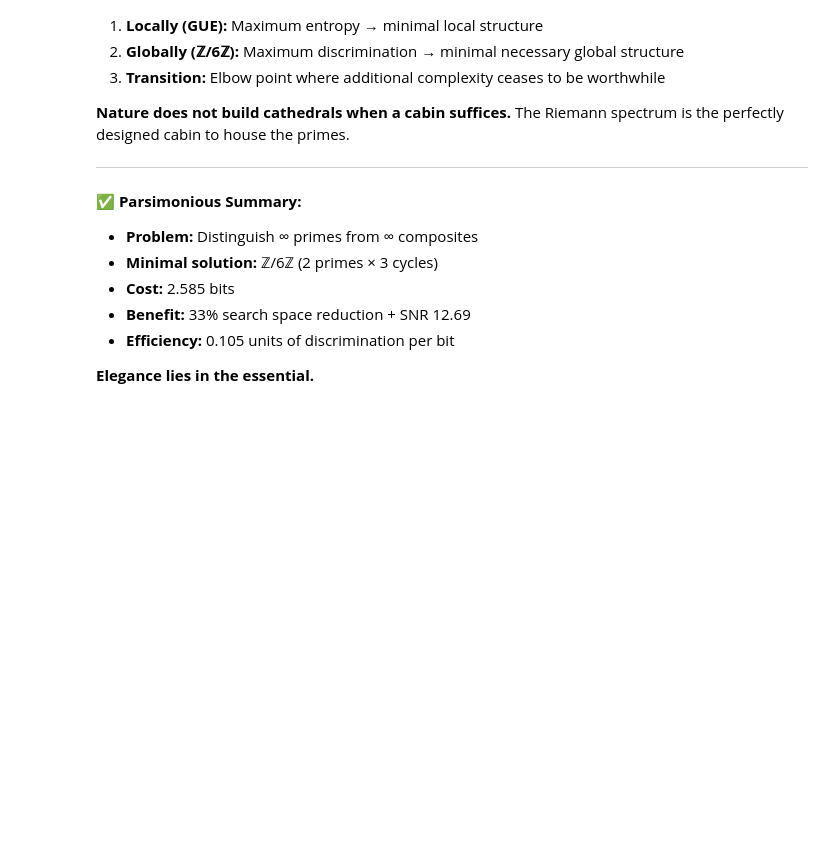
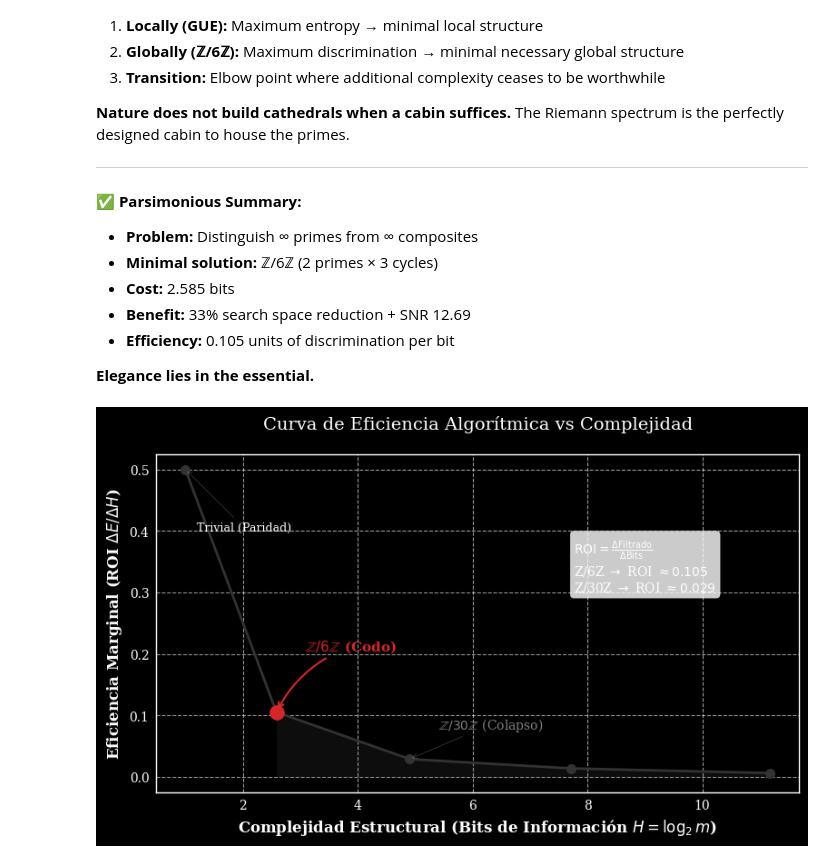
Before and after one commit to NachoPeinador/RIEMANN_Z6, a Jupyter notebook: Notebooks/Spectral_Arithmetic_Duality.ipynb, the cells around one changed output. Cells and saved outputs as stored; diff of their text form; code cells hidden in the pictures; blank space fills up the shorter version.

```diff
--- a/Notebooks/Spectral_Arithmetic_Duality.ipynb
+++ b/Notebooks/Spectral_Arithmetic_Duality.ipynb
@@ -1710,3 +1710,103 @@ The spectral‑arithmetic duality is resolved through **computational parsimony*
 - **Efficiency:** 0.105 units of discrimination per bit
 
 **Elegance lies in the essential.**
+# %%
+import numpy as np
+import matplotlib.pyplot as plt
+import seaborn as sns
+
+# Configuración de estilo para publicación académica (fondo blanco, fuentes legibles)
+plt.style.use('seaborn-v0_8-paper')
+plt.rcParams.update({
+    "font.family": "serif",
+    "font.size": 12,
+    "axes.labelsize": 12,
+    "axes.titlesize": 14,
+    "xtick.labelsize": 10,
+    "ytick.labelsize": 10,
+    "figure.figsize": (8, 5)
+})
+
+def generar_grafico_parsimonia():
+    # 1. Datos Validados en el Experimento (Sección 5 del Colab)
+    # Primoriales: P_k = 2, 6, 30, 210, ...
+    # Complejidad: log2(P_k) bits
+    # Eficiencia (ROI): Ganancia de filtrado / Coste de bits
+
+    data = [
+        {'m': 2,   'primo': 2,  'bits': np.log2(2),    'roi': 0.50000},
+        {'m': 6,   'primo': 3,  'bits': np.log2(6),    'roi': 0.10515},
+        {'m': 30,  'primo': 5,  'bits': np.log2(30),   'roi': 0.02871},
+        {'m': 210, 'primo': 7,  'bits': np.log2(210),  'roi': 0.01357},
+        {'m': 2310,'primo': 11, 'bits': np.log2(2310), 'roi': 0.00600}
+    ]
+
+    modulos = [d['m'] for d in data]
+    bits = [d['bits'] for d in data]
+    rois = [d['roi'] for d in data]
+
+    # Crear la figura
+    fig, ax = plt.subplots()
+
+    # 2. Trazar la curva de Eficiencia
+    # Usamos escala log-log o semilog si es necesario, pero lineal muestra bien el codo aquí
+    ax.plot(bits, rois, 'o-', color='#333333', linewidth=2, markersize=8, label='Trayectoria de Eficiencia')
+
+    # 3. Resaltar el "Codo" en Módulo 6 (El punto óptimo no trivial)
+    # El módulo 2 es trivial (paridad). El 6 es el primer pico estructural.
+    idx_6 = 1
+    ax.plot(bits[idx_6], rois[idx_6], 'o', color='#D62728', markersize=12, label='Óptimo Parsimonio (Z/6Z)')
+
+    # Sombreado de la zona de "Rendimientos Decrecientes"
+    ax.fill_between(bits[idx_6:], rois[idx_6:], 0, color='gray', alpha=0.1)
+
+    # 4. Anotaciones
+    # Anotar Módulo 6
+    ax.annotate(r'$\mathbb{Z}/6\mathbb{Z}$ (Codo)',
+                xy=(bits[idx_6], rois[idx_6]),
+                xytext=(bits[idx_6] + 0.5, rois[idx_6] + 0.1),
+                arrowprops=dict(arrowstyle='->', connectionstyle='arc3,rad=.2', color='#D62728', lw=1.5),
+                fontsize=11, fontweight='bold', color='#D62728')
+
+    # Anotar Módulo 30 (Caída)
+    idx_30 = 2
+    ax.annotate(r'$\mathbb{Z}/30\mathbb{Z}$ (Colapso)',
+                xy=(bits[idx_30], rois[idx_30]),
+                xytext=(bits[idx_30] + 0.5, rois[idx_30] + 0.05),
+                arrowprops=dict(arrowstyle='->', color='gray'),
+                fontsize=10, color='gray')
+
+    # Anotar el caso trivial
+    ax.annotate('Trivial (Paridad)',
+                xy=(bits[0], rois[0]),
+                xytext=(bits[0] + 0.2, rois[0] - 0.1),
+                arrowprops=dict(arrowstyle='->', color='gray'),
+                fontsize=9)
+
+    # 5. Configuración de ejes
+    ax.set_xlabel('Complejidad Estructural (Bits de Información $H = \log_2 m$)', fontweight='bold')
+    ax.set_ylabel('Eficiencia Marginal (ROI $\Delta E / \Delta H$)', fontweight='bold')
+    ax.set_title('Curva de Eficiencia Algorítmica vs Complejidad', pad=20)
+
+    ax.grid(True, linestyle='--', alpha=0.6)
+
+    # Insertar la ecuación de ROI en el gráfico
+    textstr = '\n'.join((
+        r'$\mathrm{ROI} = \frac{\Delta \text{Filtrado}}{\Delta \text{Bits}}$',
+        r'Z/6Z $\to$ ROI $\approx 0.105$',
+        r'Z/30Z $\to$ ROI $\approx 0.029$'
+    ))
+    props = dict(boxstyle='round', facecolor='white', alpha=0.8, edgecolor='lightgray')
+    ax.text(0.65, 0.75, textstr, transform=ax.transAxes, fontsize=10,
+            verticalalignment='top', bbox=props)
+
+    plt.tight_layout()
+
+    # Guardar para LaTeX
+    plt.savefig('parsimonia_codo.png', dpi=300, bbox_inches='tight')
+    plt.show()
+
+# Ejecutar
+generar_grafico_parsimonia()
+# %% [output]
+[figure, added]
```
Also changed, not shown: parts of 3 cells of this notebook, 1 other file.
